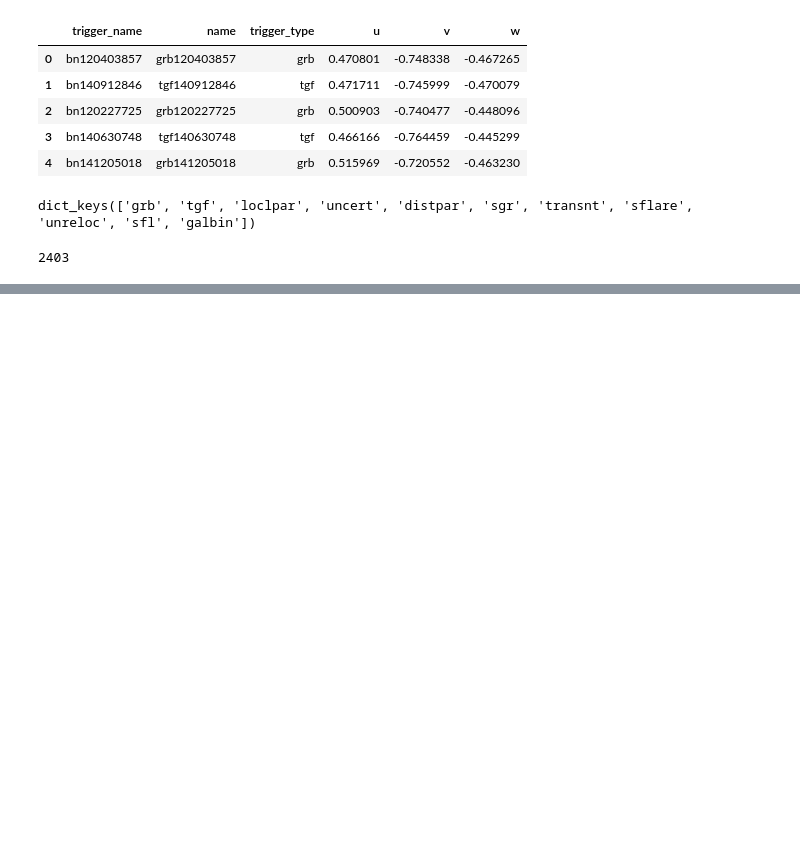
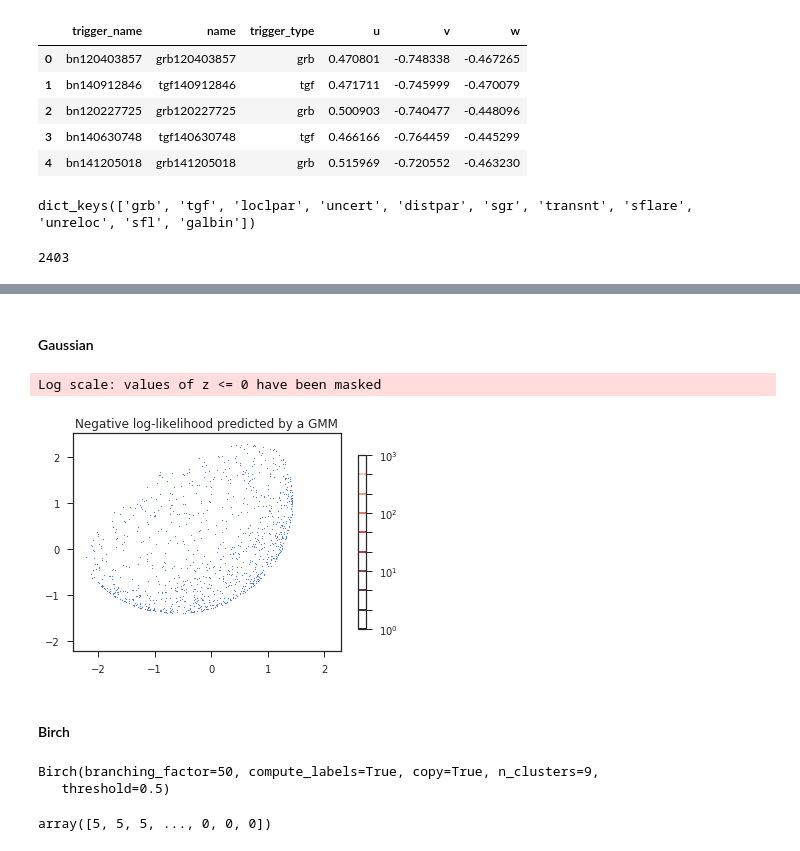
Before and after one commit to payals/swift_grb_analysis, a Jupyter notebook: grb_vs_tgf_aug_16_2018.ipynb, the cells around one changed output, grey strips where cells are left out. Cells and saved outputs as stored; diff of their text form; code cells hidden in the pictures; blank space fills up the shorter version.

```diff
--- a/grb_vs_tgf_aug_16_2018.ipynb
+++ b/grb_vs_tgf_aug_16_2018.ipynb
@@ -198,0 +447,3 @@ pyplot.show()
+# %%
+mat = fermi_dict['grb'][['u', 'v']].as_matrix()
+mat = mat[:1000]
@@ -198,0 +542,26 @@ pyplot.show()
+# %% [markdown]
+#### Gaussian
+# %%
+import numpy as np
+import matplotlib.pyplot as plt
+from matplotlib.colors import LogNorm
+from sklearn import mixture
+
+
+# fit a Gaussian Mixture Model with two components
+clf = mixture.GaussianMixture(n_components=2, covariance_type='full')
+clf.fit(mat)
+
+CS = plt.contour(mat, mat, mat, norm=LogNorm(vmin=1.0, vmax=1000.0),
+                 levels=np.logspace(0, 3, 10))
+CB = plt.colorbar(CS, shrink=0.8, extend='both')
+plt.scatter(mat[:, 0], mat[:, 1], .8)
+
+plt.title('Negative log-likelihood predicted by a GMM')
+plt.axis('tight')
+plt.show()
+# %% [output]
+Log scale: values of z <= 0 have been masked
+[figure, added]
+# %% [markdown]
+#### Birch
@@ -198,0 +572,9 @@ pyplot.show()
+# %%
+bi.fit(mat)
+# %% [output]
+Birch(branching_factor=50, compute_labels=True, copy=True, n_clusters=9,
+   threshold=0.5)
+# %%
+bi.labels_
+# %% [output]
+array([5, 5, 5, ..., 0, 0, 0])
```
Also changed, not shown: parts of 50 cells of this notebook.
